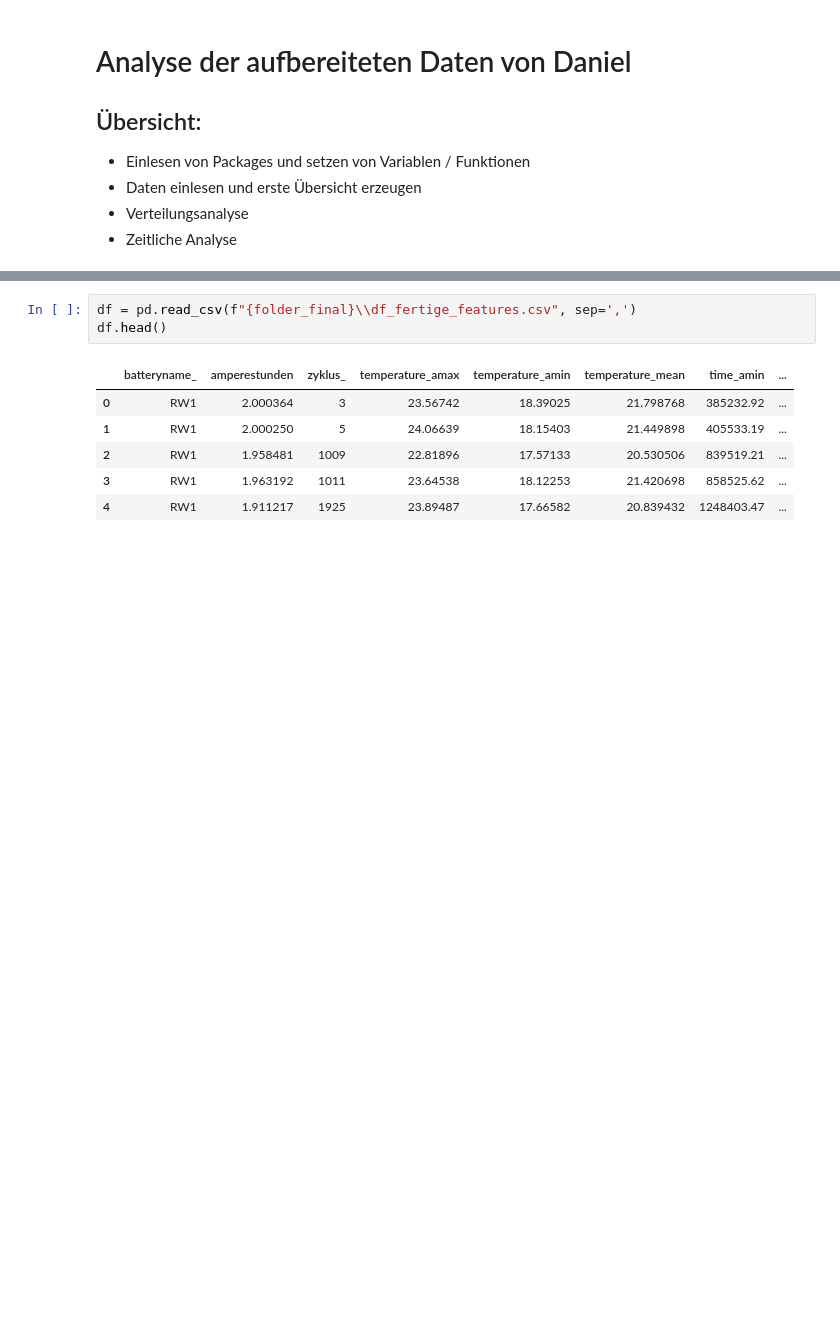
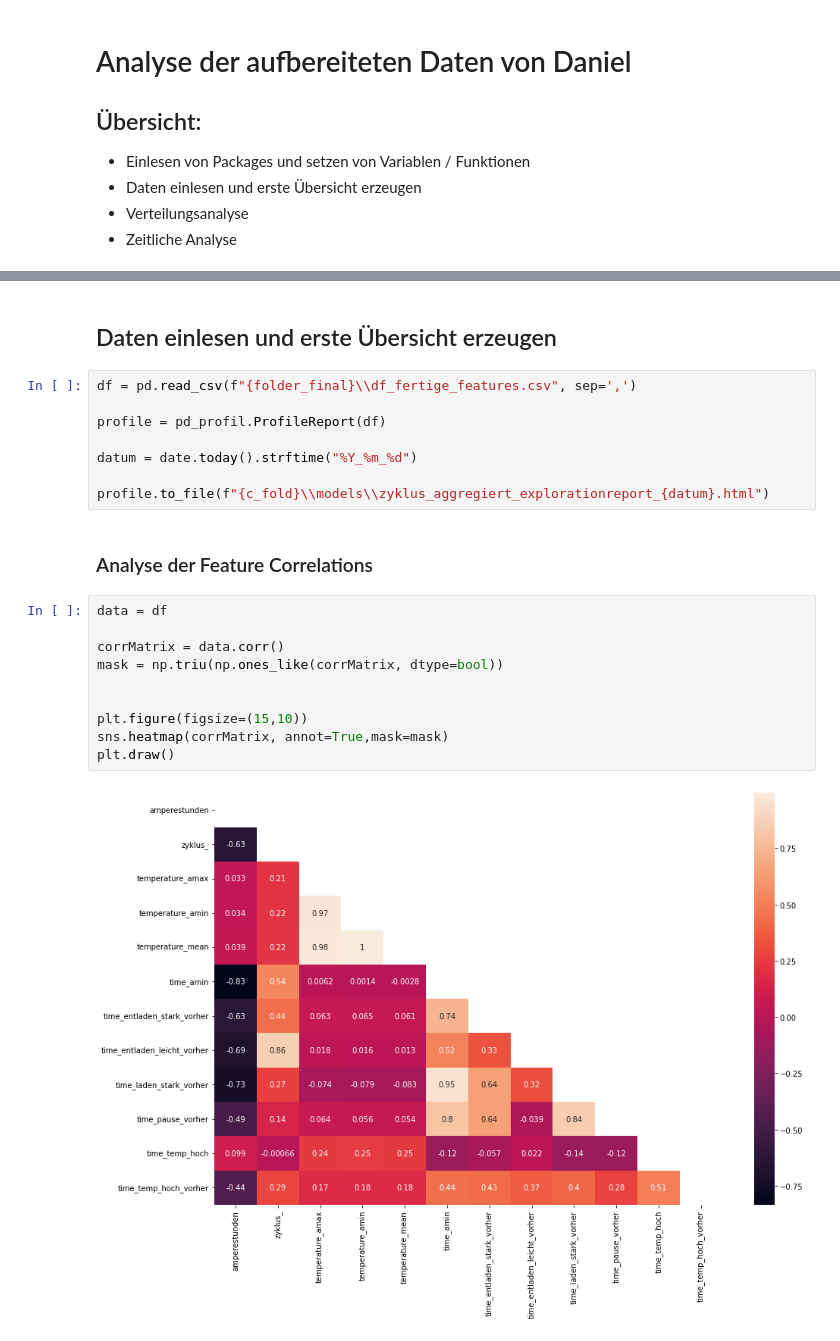
Before and after one commit to DaMuBo/battery_failure_predictions, a Jupyter notebook: 5_analysis_daniel.ipynb, the cells around one changed output, grey strips where cells are left out. Saved outputs shown, nothing was run; the diff lists cells and outputs as text; blank space fills up the shorter version.

```diff
--- a/5_analysis_daniel.ipynb
+++ b/5_analysis_daniel.ipynb
@@ -20,13 +28,27 @@ c_fold = fu.get_folder()
 p_fold = c_fold + '\data\Prepared'
 folder = c_fold + '\data\Processed\Zyklus'
 folder_final = c_fold + '\data\Processed\\final'
+# %% [markdown]
+## Daten einlesen und erste Übersicht erzeugen
 # %%
 df = pd.read_csv(f"{folder_final}\\df_fertige_features.csv", sep=',')
-df.head()
+
+profile = pd_profil.ProfileReport(df)
+
+datum = date.today().strftime("%Y_%m_%d")
+
+profile.to_file(f"{c_fold}\\models\\zyklus_aggregiert_explorationreport_{datum}.html")
-# %% [output]
-|  | batteryname_ | amperestunden | zyklus_ | temperature_amax | temperature_amin | temperature_mean | time_amin | ... |
-| 0 | RW1 | 2.000364 | 3 | 23.56742 | 18.39025 | 21.798768 | 385232.92 | ... |
-| 1 | RW1 | 2.000250 | 5 | 24.06639 | 18.15403 | 21.449898 | 405533.19 | ... |
-| 2 | RW1 | 1.958481 | 1009 | 22.81896 | 17.57133 | 20.530506 | 839519.21 | ... |
-| 3 | RW1 | 1.963192 | 1011 | 23.64538 | 18.12253 | 21.420698 | 858525.62 | ... |
-| 4 | RW1 | 1.911217 | 1925 | 23.89487 | 17.66582 | 20.839432 | 1248403.47 | ... |
+# %% [markdown]
+### Analyse der Feature Correlations
+# %%
+data = df
+
+corrMatrix = data.corr()
+mask = np.triu(np.ones_like(corrMatrix, dtype=bool))
+
+
+plt.figure(figsize=(15,10))
+sns.heatmap(corrMatrix, annot=True,mask=mask)
+plt.draw()
+# %% [output]
+[figure, added]
```
Also changed, not shown: parts of 2 cells of this notebook, 1 other file.
